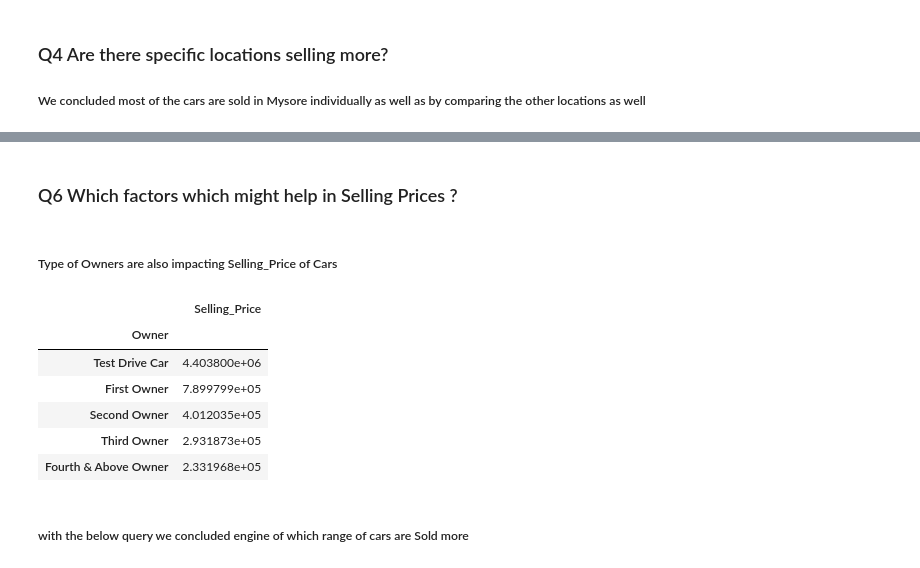
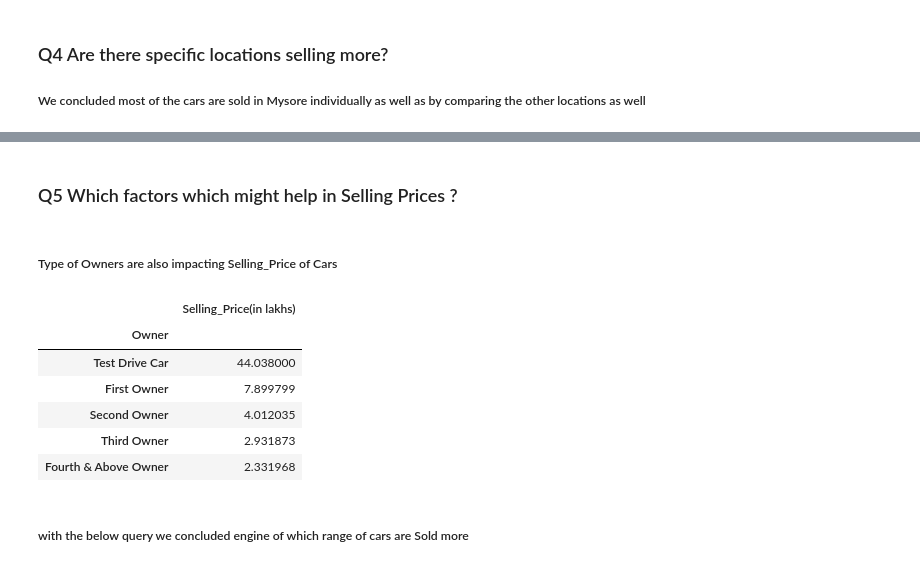
Before and after one commit to hiteshgulati/deloitte_capstone_group, a Jupyter notebook: Used Car Data/Capstome_Projectv2.ipynb, the cells around one changed output, grey strips where cells are left out. Cells and saved outputs as stored; diff of their text form; code cells hidden in the pictures.

```diff
--- a/Used Car Data/Capstome_Projectv2.ipynb
+++ b/Used Car Data/Capstome_Projectv2.ipynb
@@ -372,17 +307,20 @@ car_data.query("Sold == 'Y'").groupby(['Year','Transmission']).agg({'Sold':np.si
 # %% [markdown]
-### Q6 Which factors which might help in Selling Prices ?
+### Q5 Which factors which might help in Selling Prices ?
 # %% [markdown]
 ##### Type of Owners are also impacting Selling_Price of Cars
 # %%
-car_data.groupby(['Owner']).agg({'Selling_Price':np.mean}).sort_values(['Selling_Price'],ascending=False)
+# car_data['Selling_Price'] = car_data['Selling_Price']/100000
+car_owner = car_data.groupby(['Owner']).agg({'Selling_Price':(np.mean)}).sort_values(['Selling_Price'],ascending=False)
+car_owner['Selling_Price'] = car_owner['Selling_Price']/100000
+car_owner.rename(columns = {'Selling_Price':'Selling_Price(in lakhs)'})
 # %% [output]
-|  | Selling_Price |
+|  | Selling_Price(in lakhs) |
 | Owner |  |
-| Test Drive Car | 4.403800e+06 |
-| First Owner | 7.899799e+05 |
-| Second Owner | 4.012035e+05 |
-| Third Owner | 2.931873e+05 |
-| Fourth & Above Owner | 2.331968e+05 |
+| Test Drive Car | 44.038000 |
+| First Owner | 7.899799 |
+| Second Owner | 4.012035 |
+| Third Owner | 2.931873 |
+| Fourth & Above Owner | 2.331968 |
 # %% [markdown]
 ##### with the below query we concluded engine of which range of cars are Sold more
 # %%
```
Also changed, not shown: parts of 22 cells of this notebook, 1 other file.
